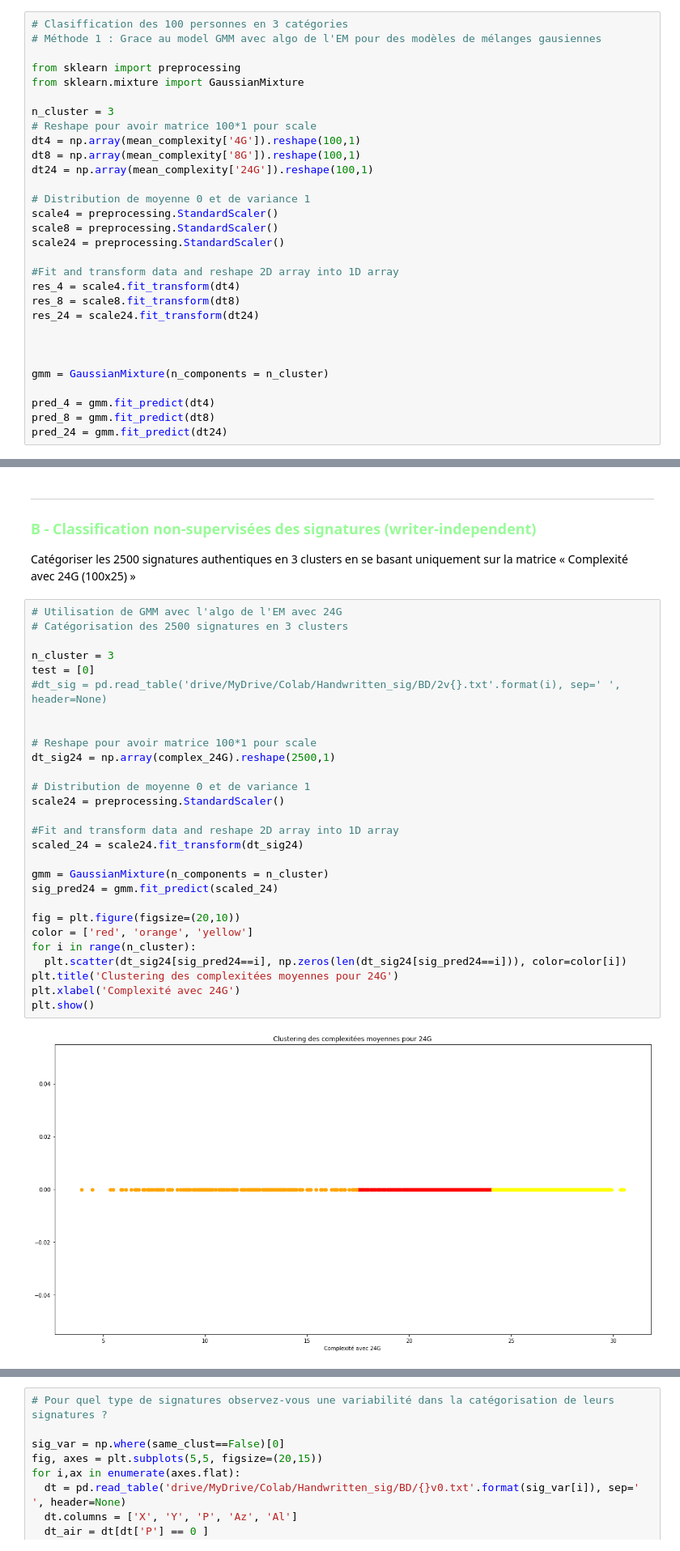
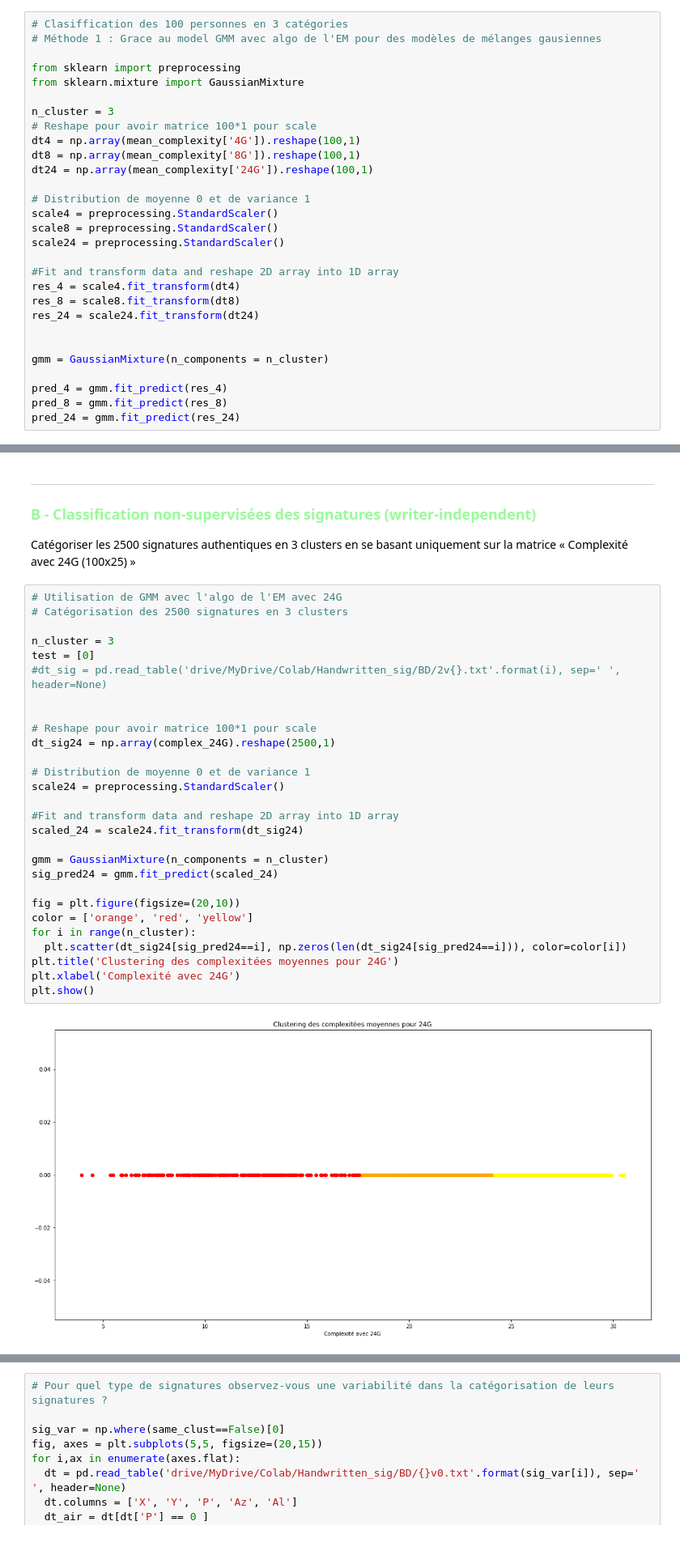
Before and after one commit to Ohm-T/Unsupervised-Classification, a Jupyter notebook: Project_2_Analysis_of_handwritten_signatures_for_identity_verification_identity_verification.ipynb, the cells around one changed output, grey strips where cells are left out. Shown at 81% size. Drawn from its saved outputs; the diff is of its cells as text.

```diff
--- a/Project_2_Analysis_of_handwritten_signatures_for_identity_verification_identity_verification.ipynb
+++ b/Project_2_Analysis_of_handwritten_signatures_for_identity_verification_identity_verification.ipynb
@@ -149,9 +153,8 @@ res_8 = scale8.fit_transform(dt8)
 res_24 = scale24.fit_transform(dt24)
 
 
-
 gmm = GaussianMixture(n_components = n_cluster)
 
-pred_4 = gmm.fit_predict(dt4)
-pred_8 = gmm.fit_predict(dt8)
-pred_24 = gmm.fit_predict(dt24)
+pred_4 = gmm.fit_predict(res_4)
+pred_8 = gmm.fit_predict(res_8)
+pred_24 = gmm.fit_predict(res_24)
@@ -424,33 +437,33 @@ matrice « Complexité avec 24G (100x25) »
 # %%
 # Utilisation de GMM avec l'algo de l'EM avec 24G
 # Catégorisation des 2500 signatures en 3 clusters
 
 n_cluster = 3
 test = [0]
 #dt_sig = pd.read_table('drive/MyDrive/Colab/Handwritten_sig/BD/2v{}.txt'.format(i), sep=' ', header=None)
 
 
 # Reshape pour avoir matrice 100*1 pour scale
 dt_sig24 = np.array(complex_24G).reshape(2500,1)
 
 # Distribution de moyenne 0 et de variance 1
 scale24 = preprocessing.StandardScaler()
 
 #Fit and transform data and reshape 2D array into 1D array
 scaled_24 = scale24.fit_transform(dt_sig24)
 
 gmm = GaussianMixture(n_components = n_cluster)
 sig_pred24 = gmm.fit_predict(scaled_24)
 
 fig = plt.figure(figsize=(20,10))
-color = ['red', 'orange', 'yellow']
+color = ['orange', 'red', 'yellow']
 for i in range(n_cluster):
   plt.scatter(dt_sig24[sig_pred24==i], np.zeros(len(dt_sig24[sig_pred24==i])), color=color[i])
 plt.title('Clustering des complexitées moyennes pour 24G')
 plt.xlabel('Complexité avec 24G')
 plt.show()
 # %% [output]
-[figure, old version]
+[figure, new version]
 # %%
 # 25 signatures d'une même personne toujours classées dans le même cluster ?
 same_clust = np.array([len(set(sig_pred24.reshape(100,25)[i]))==1 for i in range(100)])
```
Also changed, not shown: parts of 13 cells of this notebook.
